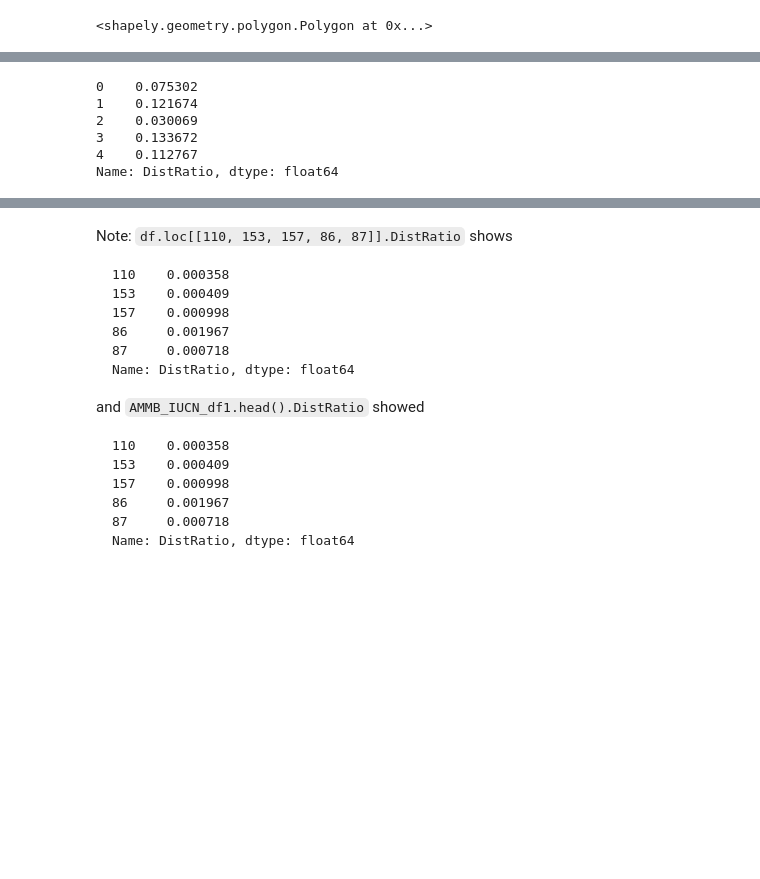
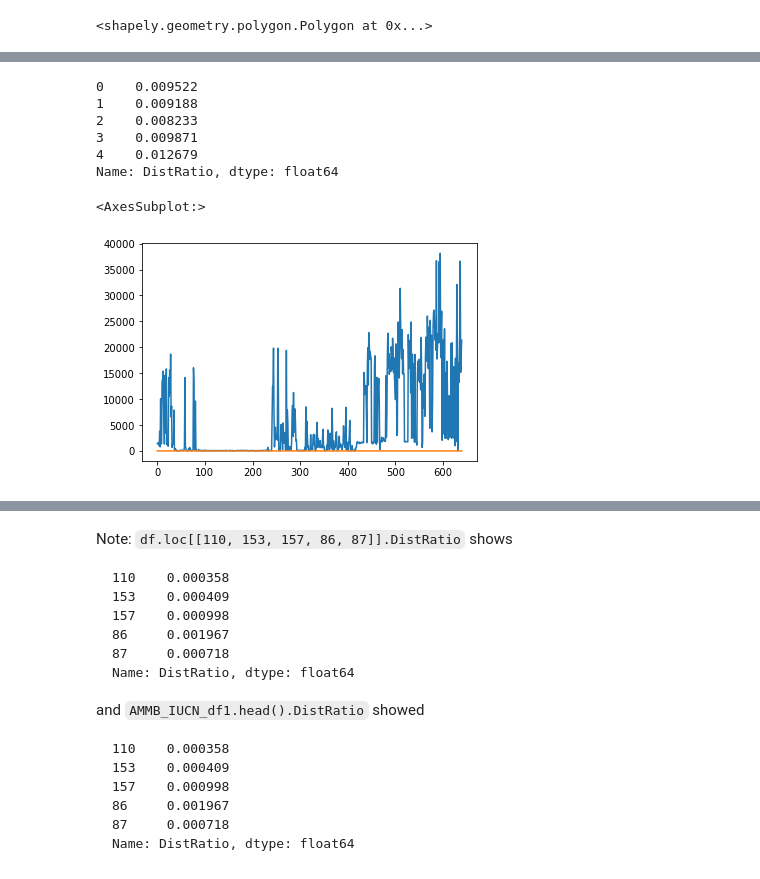
Before and after one commit to Open-Earth-Foundation/oceanprogram, a Jupyter notebook: ACMC_IUCN/ACMC_IUCN_step2_calculate_MBU.ipynb, the cells around one changed output, grey strips where cells are left out. Drawn from its saved outputs; the diff is of its cells as text; code cells hidden in the pictures; blank space fills up the shorter version.

```diff
--- a/ACMC_IUCN/ACMC_IUCN_step2_calculate_MBU.ipynb
+++ b/ACMC_IUCN/ACMC_IUCN_step2_calculate_MBU.ipynb
@@ -76,6 +75,6 @@ Cocos = Point(Cocos_lon, Cocos_lat)
 # %% [markdown]
 <h3> Import entire AMMB and PNIC </h3>
 # %%
-ACMC = gpd.read_file('../../to download for gh/geospatial_input/ACMC.shp')
-AMMB = gpd.read_file('../../to download for gh/geospatial_input/AMMB.shp')
-PNIC = gpd.read_file('../../to download for gh/geospatial_input/PNIC.shp')
+ACMC = gpd.read_file('../../Geospatial_ACMC/ACMC.shp')
+AMMB = gpd.read_file('../../Geospatial_ACMC/AMMB.shp')
+PNIC = gpd.read_file('../../Geospatial_ACMC/PNIC.shp')
@@ -259,11 +268,18 @@ First: DistRatio = $\frac{\text{total conservation area}}{\text{distribution are
 # %%
+df['area'] = df.area
 df["DistRatio"] = area_of_conservation.area/df.area
-df["DistFactorPerc"] = 100*(1+df.DistRatio)
+df["DistFactorPerc"] = 100*df.DistRatio
 df.head().DistRatio
 # %% [output]
-0    0.075302
-1    0.121674
-2    0.030069
-3    0.133672
-4    0.112767
+0    0.009522
+1    0.009188
+2    0.008233
+3    0.009871
+4    0.012679
 Name: DistRatio, dtype: float64
+# %%
+df.geometry.area.plot()
+df.DistRatio.plot()
+# %% [output]
+<AxesSubplot:>
+[figure, added]
```
Also changed, not shown: parts of 161 cells of this notebook.
